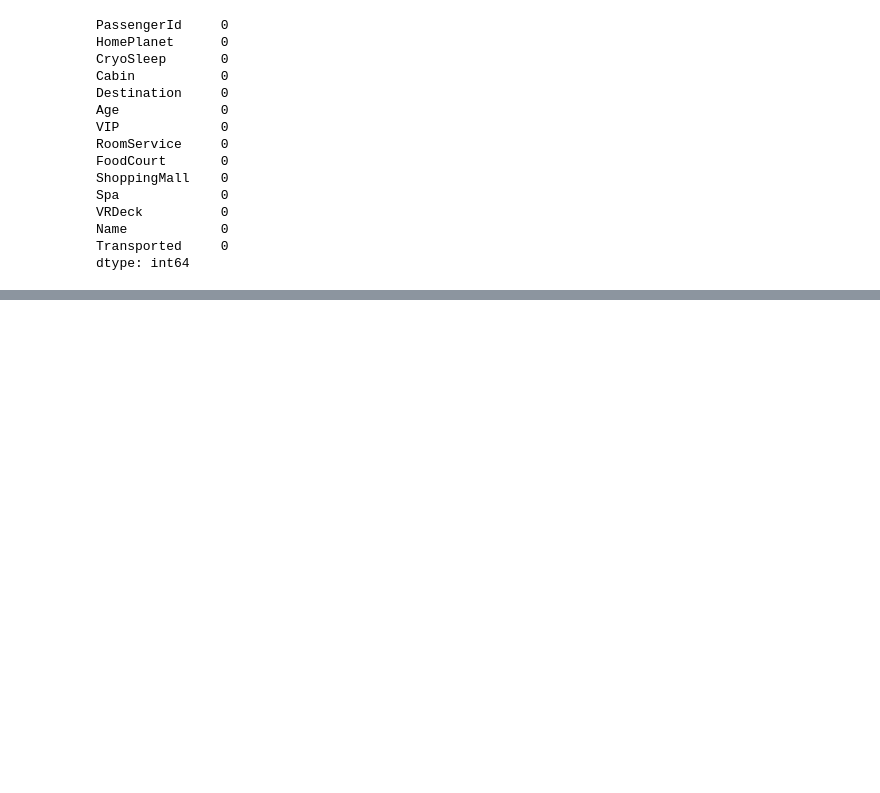
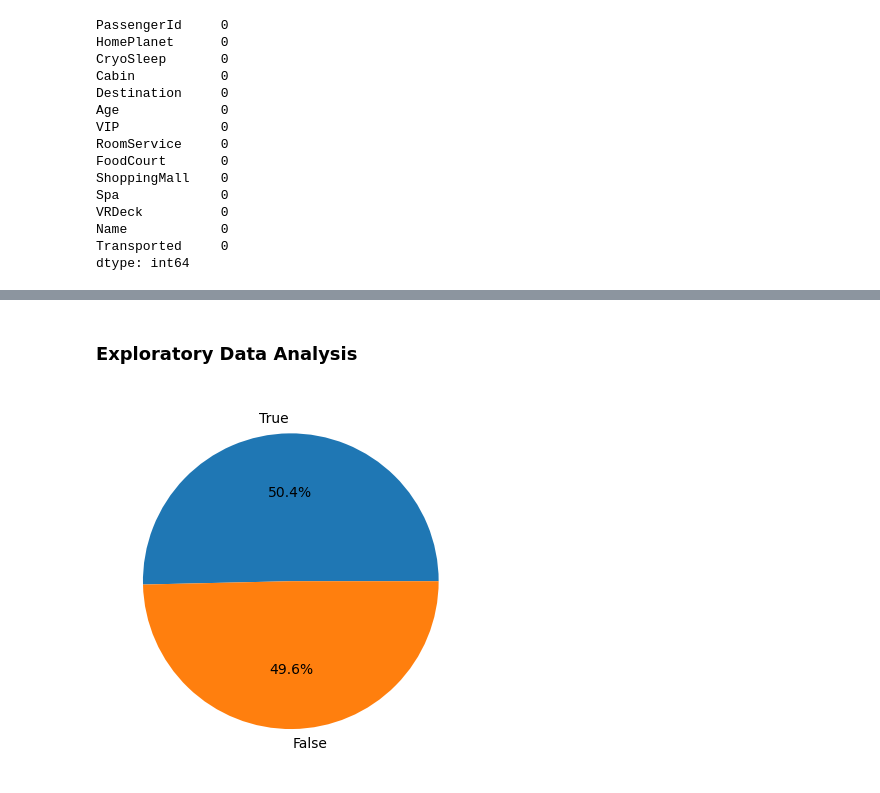
Before and after one commit to Arjit-Prakher/Spaceship-Titanic, a Jupyter notebook: Spaceship-Titanic.ipynb, the cells around one changed output, grey strips where cells are left out. Drawn from its saved outputs; the diff is of its cells as text; code cells hidden in the pictures; blank space fills up the shorter version.

```diff
--- a/Spaceship-Titanic.ipynb
+++ b/Spaceship-Titanic.ipynb
@@ -233,3 +233,10 @@ VRDeck          0
 Name            0
 Transported     0
 dtype: int64
+# %%
+newcol = data_frame["PassengerId"].str.split("_", n=1, expand=True)
+data_frame["RoomNo"] = newcol[0].astype(int)
+data_frame["PassengerNo"] = newcol[1].astype(int)
+
+data_frame.drop(['PassengerId', 'Name'],
+        axis=1, inplace=True)
@@ -235,0 +250,2 @@ dtype: int64
+# %%
+data_frame['LeasureBill'] = data_frame['RoomService'] + data_frame['FoodCourt'] + data_frame['ShoppingMall'] + data_frame['Spa'] + data_frame['VRDeck']
@@ -235,0 +261,10 @@ dtype: int64
+# %% [markdown]
+### Exploratory Data Analysis
+# %%
+x = data_frame['Transported'].value_counts()
+plt.pie(x.values,
+        labels=x.index,
+        autopct='%1.1f%%')
+plt.show()
+# %% [output]
+[figure, added]
```
Also changed, not shown: parts of 14 cells of this notebook.
